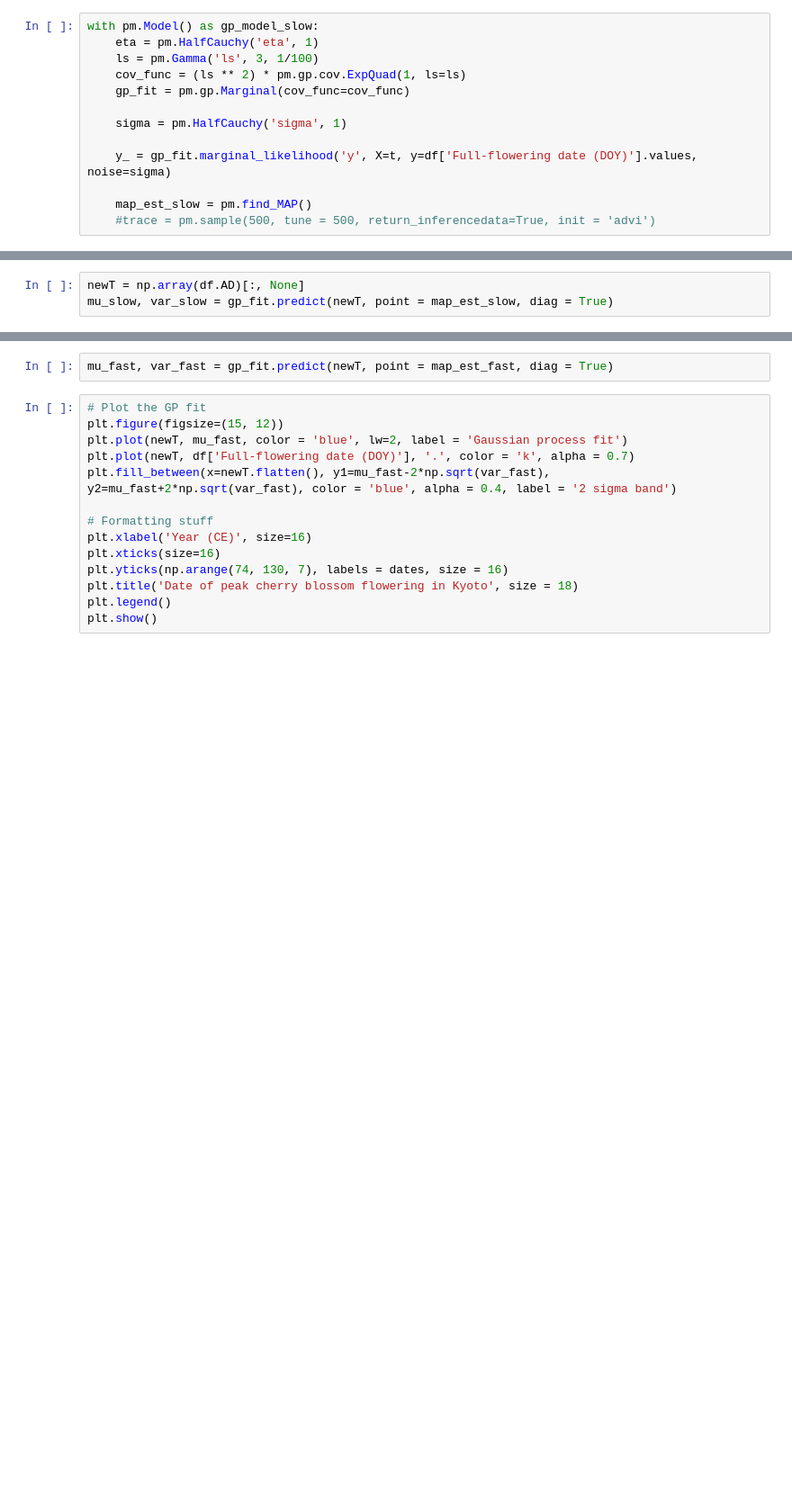
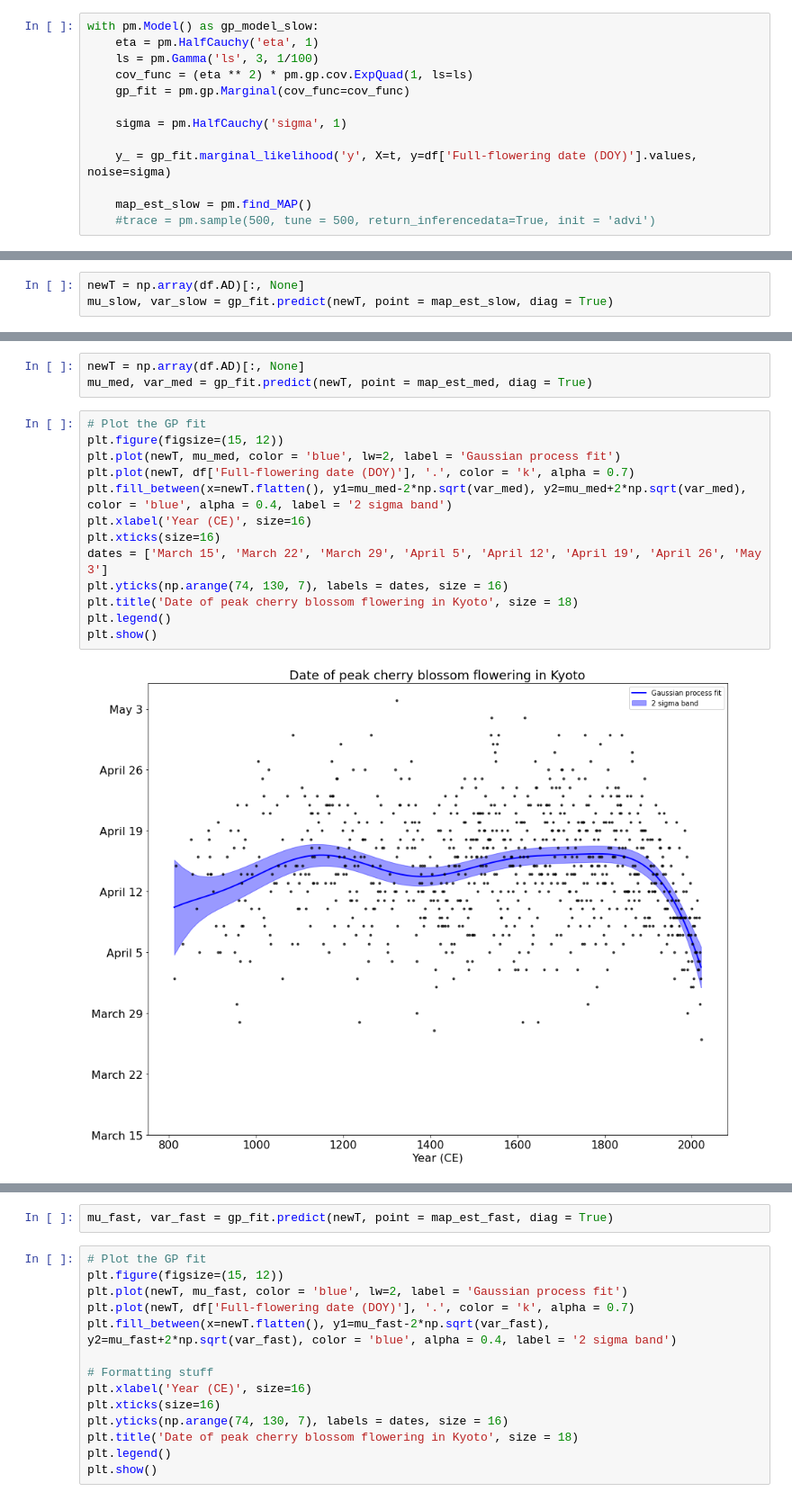
Before and after one commit to mpdylan/INFO510-public, a Jupyter notebook: notebooks/gaussian_processes/gp_cherry.ipynb, the cells around one changed output, grey strips where cells are left out. Shown at 90% size. Saved outputs shown, nothing was run; the diff lists cells and outputs as text; blank space fills up the shorter version.

Commit message:
fixed some errors in gp_cherry

```diff
--- a/notebooks/gaussian_processes/gp_cherry.ipynb
+++ b/notebooks/gaussian_processes/gp_cherry.ipynb
@@ -69,7 +71,7 @@ $$
 with pm.Model() as gp_model_slow:
     eta = pm.HalfCauchy('eta', 1)
     ls = pm.Gamma('ls', 3, 1/100)
-    cov_func = (ls ** 2) * pm.gp.cov.ExpQuad(1, ls=ls)
+    cov_func = (eta ** 2) * pm.gp.cov.ExpQuad(1, ls=ls)
     gp_fit = pm.gp.Marginal(cov_func=cov_func)
 
     sigma = pm.HalfCauchy('sigma', 1)
@@ -101,3 +118,21 @@ plt.show()
+# %%
+newT = np.array(df.AD)[:, None]
+mu_med, var_med = gp_fit.predict(newT, point = map_est_med, diag = True)
+# %%
+# Plot the GP fit
+plt.figure(figsize=(15, 12))
+plt.plot(newT, mu_med, color = 'blue', lw=2, label = 'Gaussian process fit')
+plt.plot(newT, df['Full-flowering date (DOY)'], '.', color = 'k', alpha = 0.7)
+plt.fill_between(x=newT.flatten(), y1=mu_med-2*np.sqrt(var_med), y2=mu_med+2*np.sqrt(var_med), color = 'blue', alpha = 0.4, label = '2 sigma band')
+plt.xlabel('Year (CE)', size=16)
+plt.xticks(size=16)
+dates = ['March 15', 'March 22', 'March 29', 'April 5', 'April 12', 'April 19', 'April 26', 'May 3']
+plt.yticks(np.arange(74, 130, 7), labels = dates, size = 16)
+plt.title('Date of peak cherry blossom flowering in Kyoto', size = 18)
+plt.legend()
+plt.show()
+# %% [output]
+[figure, added]
 # %%
 with pm.Model() as gp_model_fast:
     # Priors for covariance parameters
```
Also changed, not shown: parts of 10 cells of this notebook.
